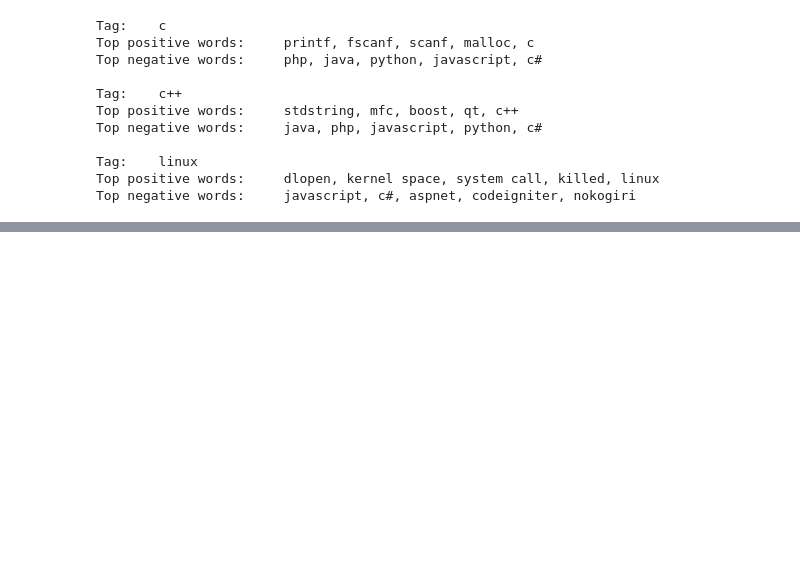
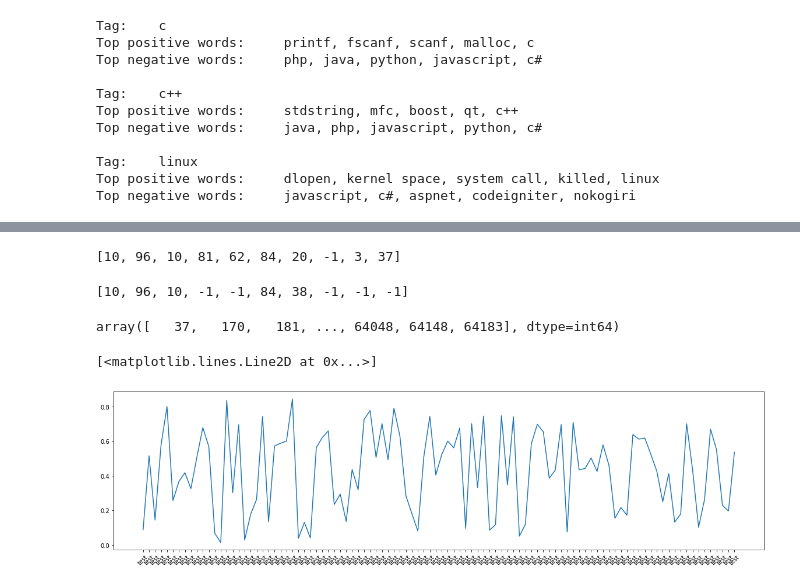
Before and after one commit to athatheo/remla-baseline-project, a Jupyter notebook: Predict tags on StackOverflow with linear models.ipynb, the cells around one changed output, grey strips where cells are left out. Drawn from its saved outputs; the diff is of its cells as text; code cells hidden in the pictures; blank space fills up the shorter version.

```diff
--- a/Predict tags on StackOverflow with linear models.ipynb
+++ b/Predict tags on StackOverflow with linear models.ipynb
@@ -550,0 +561,12 @@ Top negative words:     javascript, c#, aspnet, codeigniter, nokogiri
+# %%
+def squeeze_labels(y_pred, y_true):
+    y_pred_ids = np.where(y_pred != 0)
+    y_true_ids = np.where(y_true != 0)
+    y_pred_squeezed = []
+    y_true_squeezed = []
+    for i in range(len(y_true_ids[0])):
+        y_pred_squeezed.append(list(y_pred_ids[1][y_pred_ids[0]==i]))
+        y_true_squeezed.append(list(y_true_ids[1][y_true_ids[0]==i]))
+    return y_pred_squeezed, y_true_squeezed
+# %%
+y_pred_sq, y_true_sq = squeeze_labels(y_pred, y_true)
@@ -550,0 +599,39 @@ Top negative words:     javascript, c#, aspnet, codeigniter, nokogiri
+# %%
+y_true_final = []
+y_pred_final = []
+
+for i in range(len(y_pred_sq)):
+#     for j in range(len(y_pred[0])):
+    common = list(set(y_pred_sq[i]).intersection(y_true_sq[i]))
+    in_true = list(set(y_true_sq[i]) - set(y_pred_sq[i]))
+    in_pred = list(set(y_pred_sq[i]) - set(y_true_sq[i]))
+
+    y_true_final += common + in_true + [-1]*len(in_pred)
+    y_pred_final += common + [-1]*len(in_true) + in_pred
+# %%
+(y_true_final[30:40])
+# %% [output]
+[10, 96, 10, 81, 62, 84, 20, -1, 3, 37]
+# %%
+(y_pred_final[30:40])
+# %% [output]
+[10, 96, 10, -1, -1, 84, 38, -1, -1, -1]
+# %%
+from sklearn.metrics import confusion_matrix
+mat = confusion_matrix(y_true_final, y_pred_final)
+res = mat.diagonal()/mat.sum(axis=1)
+# %%
+np.where(np.array(y_pred_final) + np.array(y_true_final) == -2)[0]
+# %% [output]
+array([   37,   170,   181, ..., 64048, 64148, 64183], dtype=int64)
+# %%
+fig = plt.figure(figsize=(20,5))
+y = res[1:]
+x = np.arange(len(y))
+my_xticks = ['test']*len(x)
+plt.xticks(x, my_xticks)
+plt.xticks(rotation=45)
+plt.plot(x, y)
+# %% [output]
+[<matplotlib.lines.Line2D at 0x...>]
+[figure, added]
```
Also changed, not shown: parts of 5 cells of this notebook, 4 other files.
